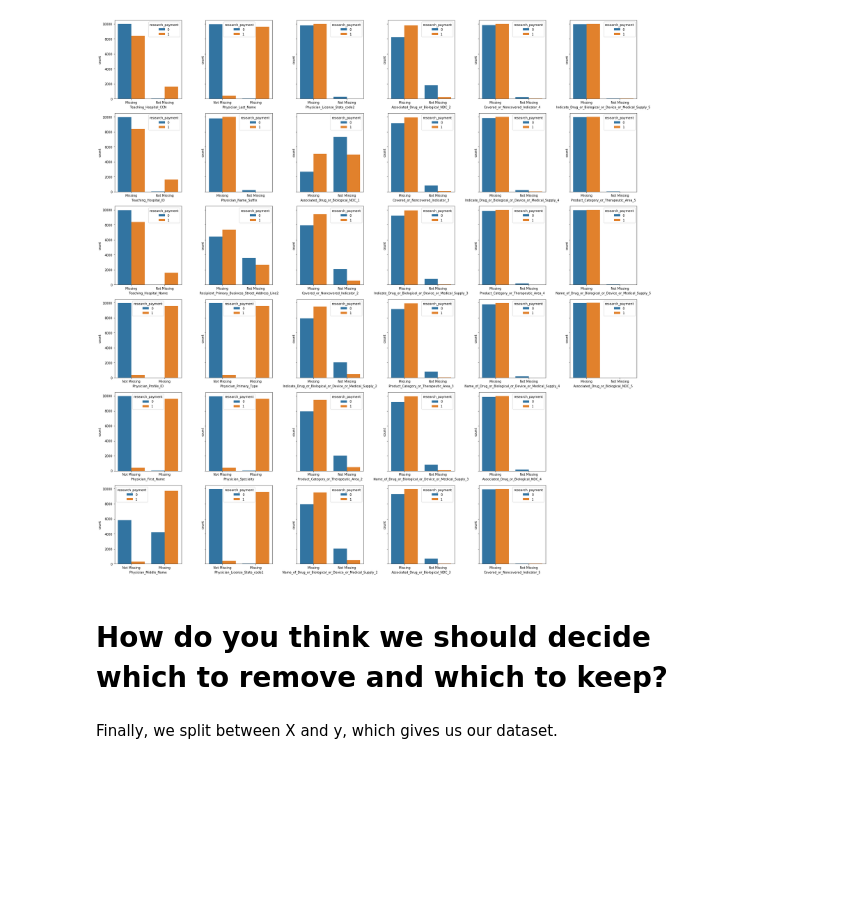
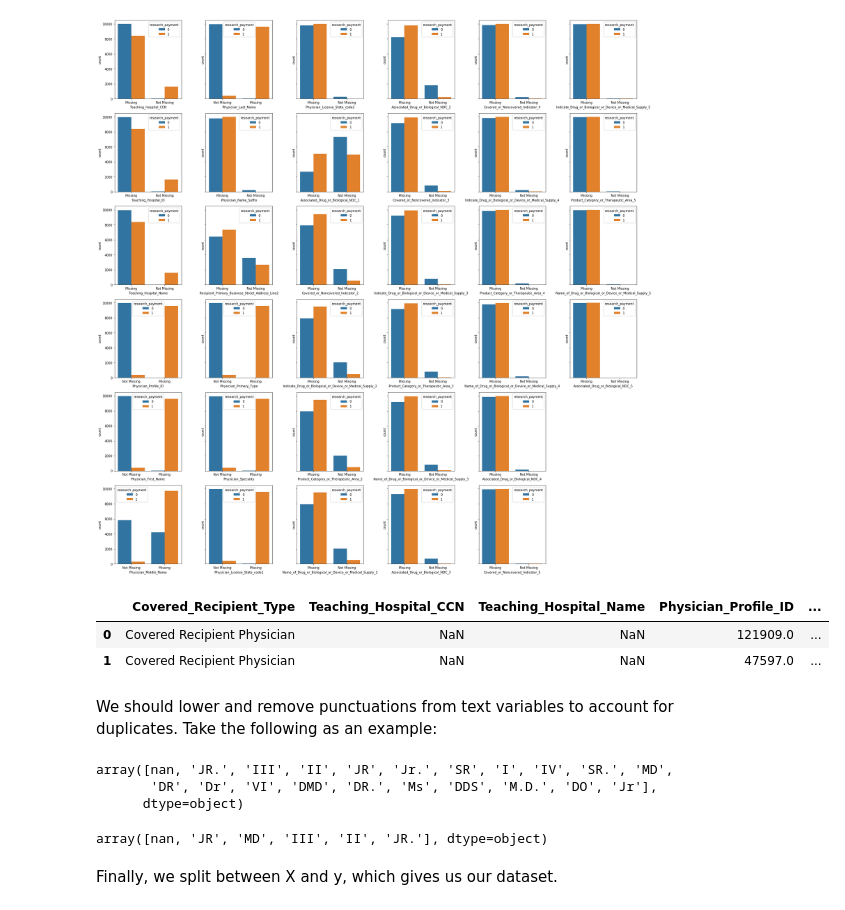
Before and after one commit to aml-spring-19/medical_payment_classification, a Jupyter notebook: HW3.ipynb, the cells around one changed output. Cells and saved outputs as stored; diff of their text form; code cells hidden in the pictures; blank space fills up the shorter version.

```diff
--- a/HW3.ipynb
+++ b/HW3.ipynb
@@ -40,8 +40,8 @@ First of all, let's load the data to assemble the dataset. The data comes from t
 
 The data is naturally imbalanced, as there are much more records of general payments than research payments. Here are the row counts for both files:
 # %%
-n_gen = sum(1 for line in open('data.nosync/OP_DTL_GNRL_PGYR2017_P01182019.csv')) - 1
-n_res = sum(1 for line in open('data.nosync/OP_DTL_RSRCH_PGYR2017_P01182019.csv')) - 1
+n_gen = sum(1 for line in open('data\OP_DTL_GNRL_PGYR2017_P01182019.csv')) - 1
+n_res = sum(1 for line in open('data\OP_DTL_RSRCH_PGYR2017_P01182019.csv')) - 1
 # the -1 is to exclude header
 
 print("General payments: " + str(n_gen) + " lines")
@@ -69,8 +69,8 @@ nsamples_res = 10000
 skiprows_gen = np.sort(np.random.choice(range(1, n_gen+1), replace = False, size = n_gen - nsamples_res))
 skiprows_res = np.sort(np.random.choice(range(1, n_res+1), replace = False, size = n_res - nsamples_res))
 
-gen = pd.read_csv("data/OP_DTL_GNRL_PGYR2017_P01182019.csv", skiprows = skiprows_gen)
-res = pd.read_csv("data/OP_DTL_RSRCH_PGYR2017_P01182019.csv", skiprows = skiprows_res)
+gen = pd.read_csv("data\OP_DTL_GNRL_PGYR2017_P01182019.csv", skiprows = skiprows_gen, parse_dates=['Date_of_Payment'])
+res = pd.read_csv("data\OP_DTL_RSRCH_PGYR2017_P01182019.csv", skiprows = skiprows_res, parse_dates=['Date_of_Payment'])
 
 gen['research_payment'] = 0
 res['research_payment'] = 1
@@ -96,5 +98,5 @@ df.groupby('research_payment').nunique()
 # %%
-cols_drop = ['Change_Type']
+cols_drop = ['Change_Type', 'Record_ID']
 # %% [markdown]
 Variables that have the same unique value for both research and non-research payments can be considered as irrelevant and be dropped.
 # %%
@@ -153,5 +155,24 @@ plt.tight_layout()
 plt.show()
 # %% [output]
 [figure]
-# %% [markdown]
-# How do you think we should decide which to remove and which to keep?
+# %%
+cols_drop = ['Applicable_Manufacturer_or_Applicable_GPO_Making_Payment_ID', 'Teaching_Hospital_ID', 'Physician_Middle_Name']
+df.drop(cols_drop, axis=1, inplace=True)
+# %%
+df.head(2)
+# %% [output]
+|  | Covered_Recipient_Type | Teaching_Hospital_CCN | Teaching_Hospital_Name | Physician_Profile_ID | ... |
+| 0 | Covered Recipient Physician | NaN | NaN | 121909.0 | ... |
+| 1 | Covered Recipient Physician | NaN | NaN | 47597.0 | ... |
+# %% [markdown]
+We should lower and remove punctuations from text variables to account for duplicates. Take the following as an example:
+# %%
+df[df.research_payment == 0].Physician_Name_Suffix.unique()
+# %% [output]
+array([nan, 'JR.', 'III', 'II', 'JR', 'Jr.', 'SR', 'I', 'IV', 'SR.', 'MD',
+       'DR', 'Dr', 'VI', 'DMD', 'DR.', 'Ms', 'DDS', 'M.D.', 'DO', 'Jr'],
+      dtype=object)
+# %%
+df[df.research_payment == 1].Physician_Name_Suffix.unique()
+# %% [output]
+array([nan, 'JR', 'MD', 'III', 'II', 'JR.'], dtype=object)
```
Also changed, not shown: parts of 2 cells of this notebook.
